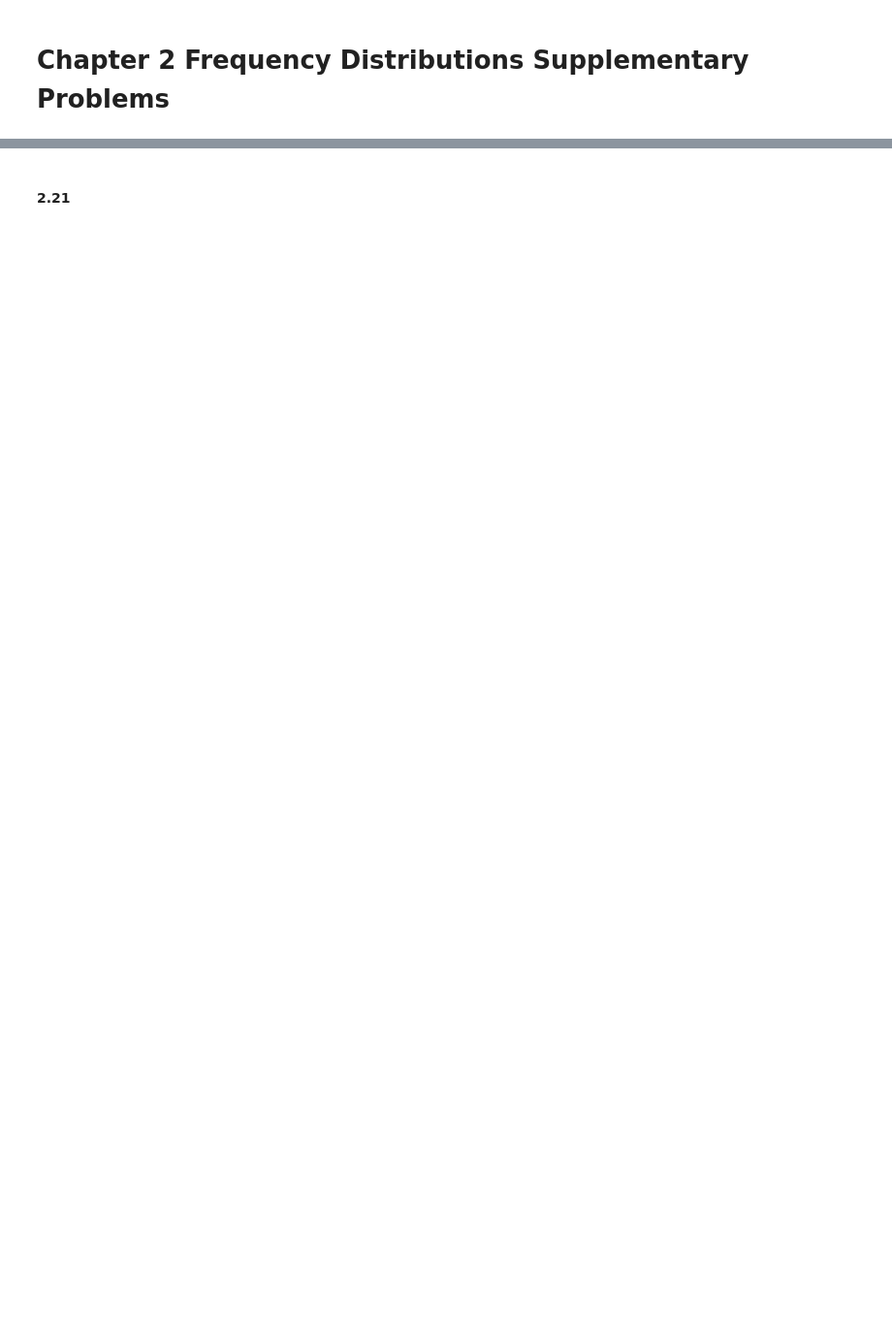
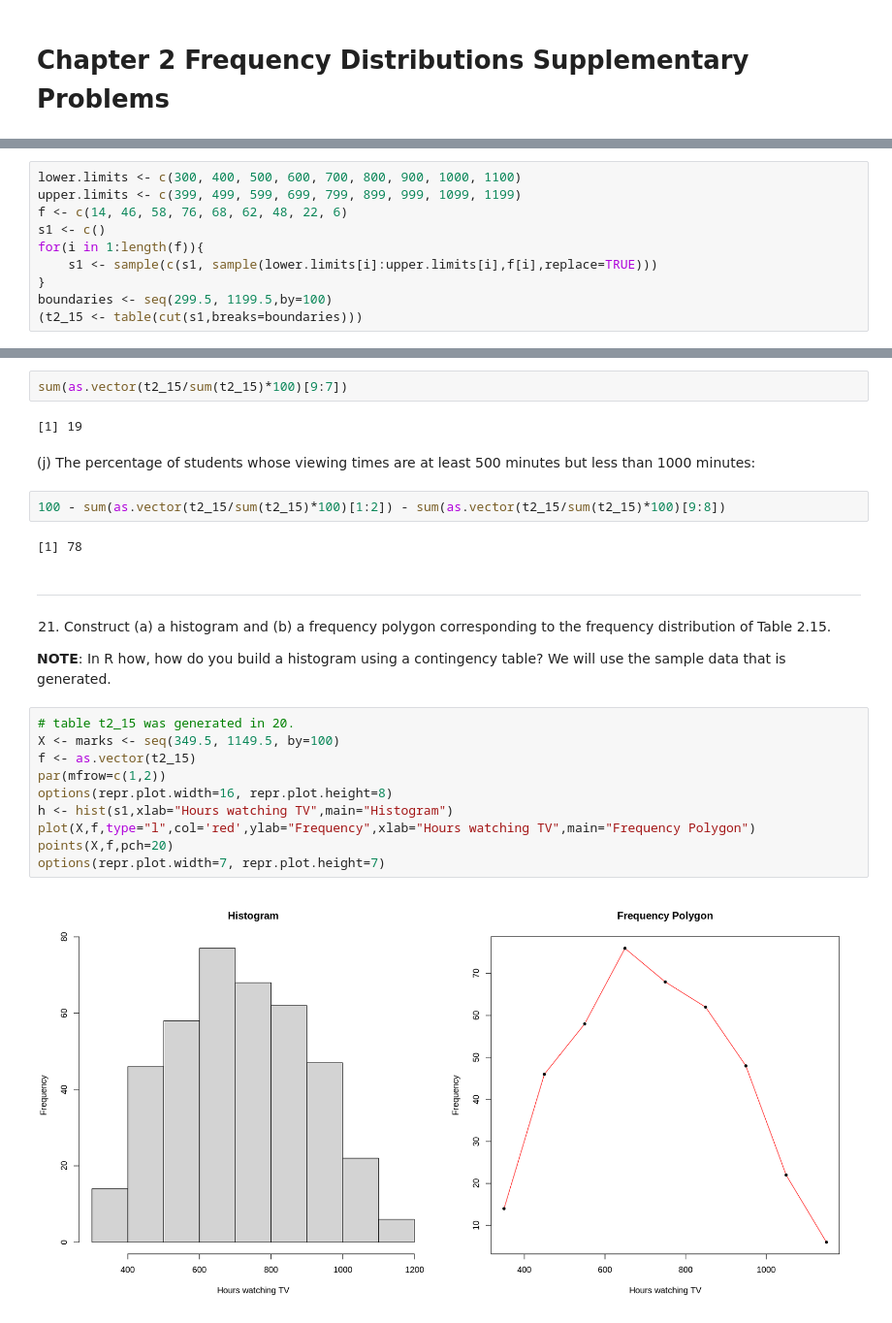
Before and after one commit to jbennett7/Statistics, a Jupyter notebook: Chapter 2 Supplementary Problems.ipynb, the cells around one changed output, grey strips where cells are left out. Shown: that part at 97% size. Cells and saved outputs as stored; diff of their text form; blank space fills up the shorter version.

```diff
--- a/Chapter 2 Supplementary Problems.ipynb
+++ b/Chapter 2 Supplementary Problems.ipynb
@@ -33,0 +25,10 @@ A data.frame: 9 × 2
+# %%
+lower.limits <- c(300, 400, 500, 600, 700, 800, 900, 1000, 1100)
+upper.limits <- c(399, 499, 599, 699, 799, 899, 999, 1099, 1199)
+f <- c(14, 46, 58, 76, 68, 62, 48, 22, 6)
+s1 <- c()
+for(i in 1:length(f)){
+    s1 <- sample(c(s1, sample(lower.limits[i]:upper.limits[i],f[i],replace=TRUE)))
+}
+boundaries <- seq(299.5, 1199.5,by=100)
+(t2_15 <- table(cut(s1,breaks=boundaries)))
@@ -34,2 +92,28 @@ A data.frame: 9 × 2
+# %%
+sum(as.vector(t2_15/sum(t2_15)*100)[9:7])
+# %% [output]
+[1] 19
+# %% [markdown]
+(j) The percentage of students whose viewing times are at least 500 minutes but less than 1000 minutes:
+# %%
+100 - sum(as.vector(t2_15/sum(t2_15)*100)[1:2]) - sum(as.vector(t2_15/sum(t2_15)*100)[9:8])
+# %% [output]
+[1] 78
 # %% [markdown]
-#### 2.21
+---
+# %% [markdown]
+21. Construct (a) a histogram and (b) a frequency polygon corresponding to the frequency distribution of Table 2.15.
+
+__NOTE__: In R how, how do you build a histogram using a contingency table? We will use the sample data that is generated.
+# %%
+# table t2_15 was generated in 20.
+X <- marks <- seq(349.5, 1149.5, by=100)
+f <- as.vector(t2_15)
+par(mfrow=c(1,2))
+options(repr.plot.width=16, repr.plot.height=8)
+h <- hist(s1,xlab="Hours watching TV",main="Histogram")
+plot(X,f,type="l",col='red',ylab="Frequency",xlab="Hours watching TV",main="Frequency Polygon")
+points(X,f,pch=20)
+options(repr.plot.width=7, repr.plot.height=7)
+# %% [output]
+[figure, added]
```
Also changed, not shown: parts of 61 cells of this notebook, 2 other files.
